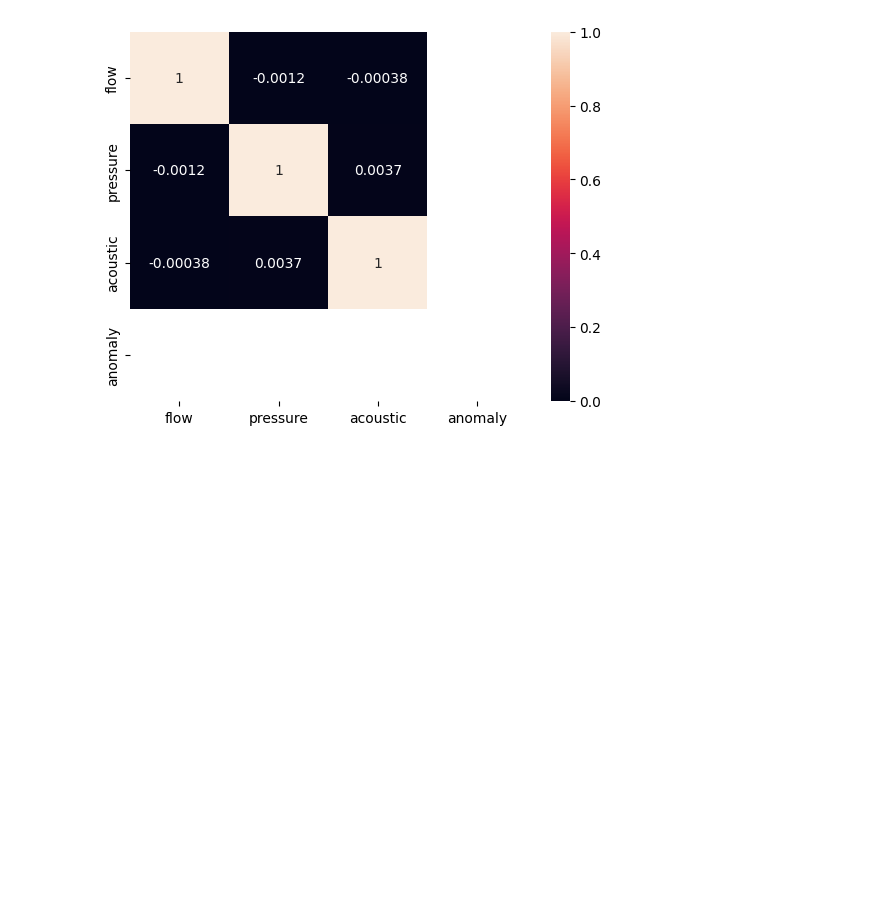
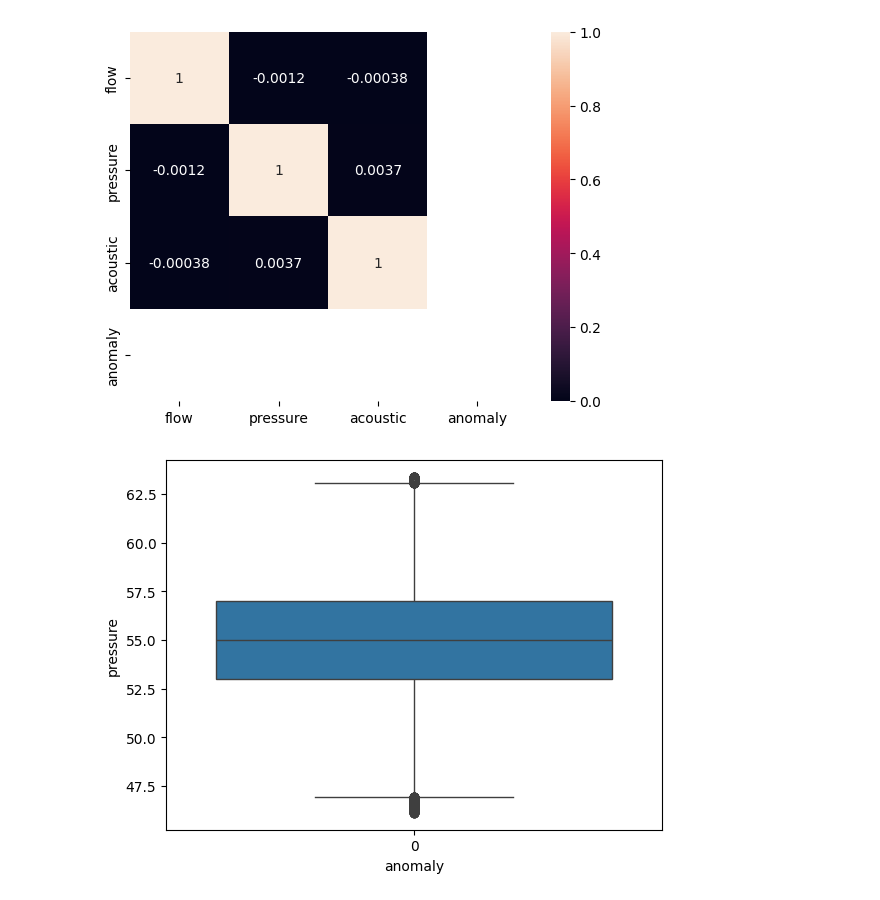
Before and after one commit to bodhekarvarad/AMC, a Jupyter notebook: AI_model/generate_pipeline_leakage_dataset.ipynb, the cells around one changed output. Cells and saved outputs as stored; diff of their text form; code cells hidden in the pictures; blank space fills up the shorter version.

Commit message:
Visualize leak vs normal

```diff
--- a/AI_model/generate_pipeline_leakage_dataset.ipynb
+++ b/AI_model/generate_pipeline_leakage_dataset.ipynb
@@ -97,3 +97,9 @@ sns.heatmap(df[["flow","pressure","acoustic","anomaly"]].corr(), annot=True)
 plt.show()
 # %% [output]
 [figure]
+# %%
+# Visualize leak vs normal
+sns.boxplot(x="anomaly", y="pressure", data=df)
+plt.show()
+# %% [output]
+[figure, added]
```
